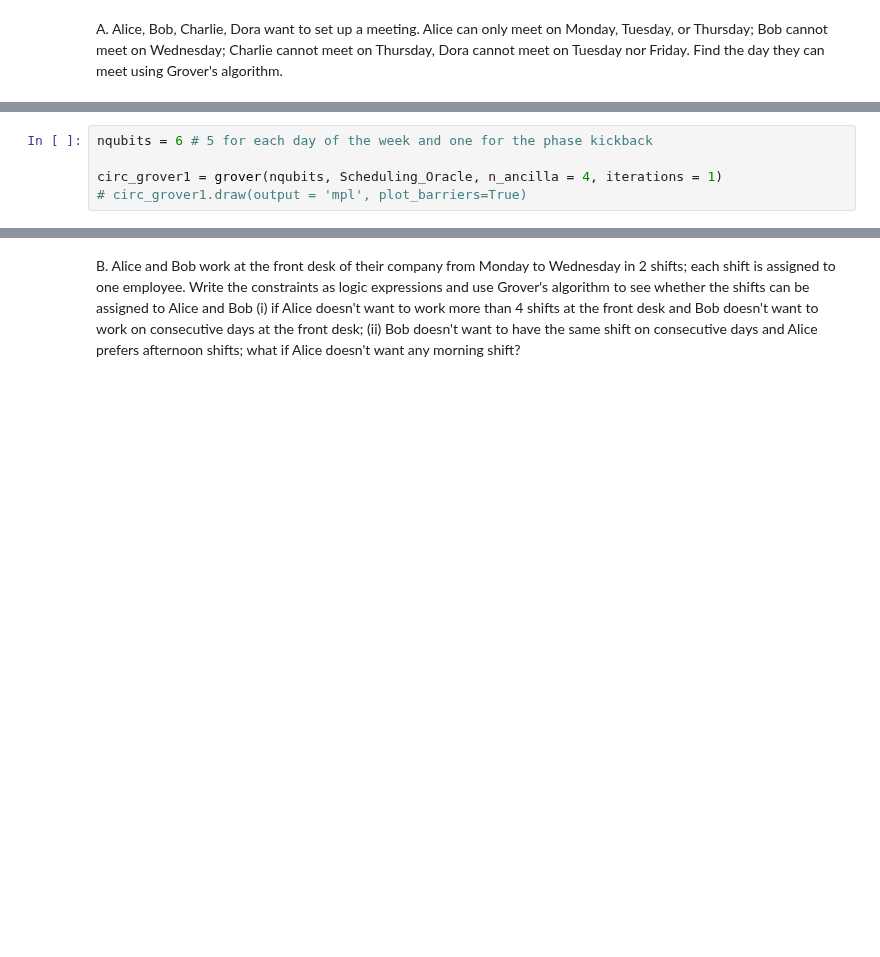
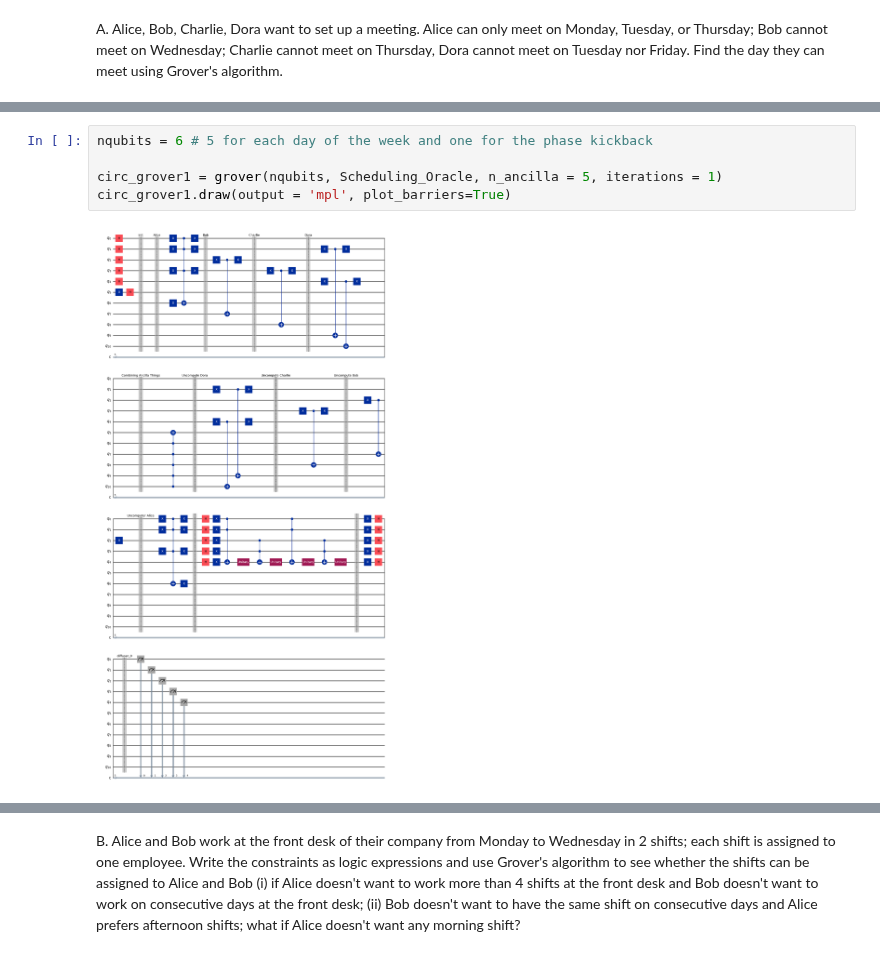
Before and after one commit to elijahkin/amsc698k, a Jupyter notebook: hw4/hw4.ipynb, the cells around one changed output, grey strips where cells are left out. Saved outputs shown, nothing was run; the diff lists cells and outputs as text; blank space fills up the shorter version.

```diff
--- a/hw4/hw4.ipynb
+++ b/hw4/hw4.ipynb
@@ -138,6 +138,8 @@ def Scheduling_Oracle(q):
 # %%
 nqubits = 6 # 5 for each day of the week and one for the phase kickback
 
-circ_grover1 = grover(nqubits, Scheduling_Oracle, n_ancilla = 4, iterations = 1)
-# circ_grover1.draw(output = 'mpl', plot_barriers=True)
+circ_grover1 = grover(nqubits, Scheduling_Oracle, n_ancilla = 5, iterations = 1)
+circ_grover1.draw(output = 'mpl', plot_barriers=True)
+# %% [output]
+[figure, added]
 # %%
```
Also changed, not shown: parts of 3 cells of this notebook.
